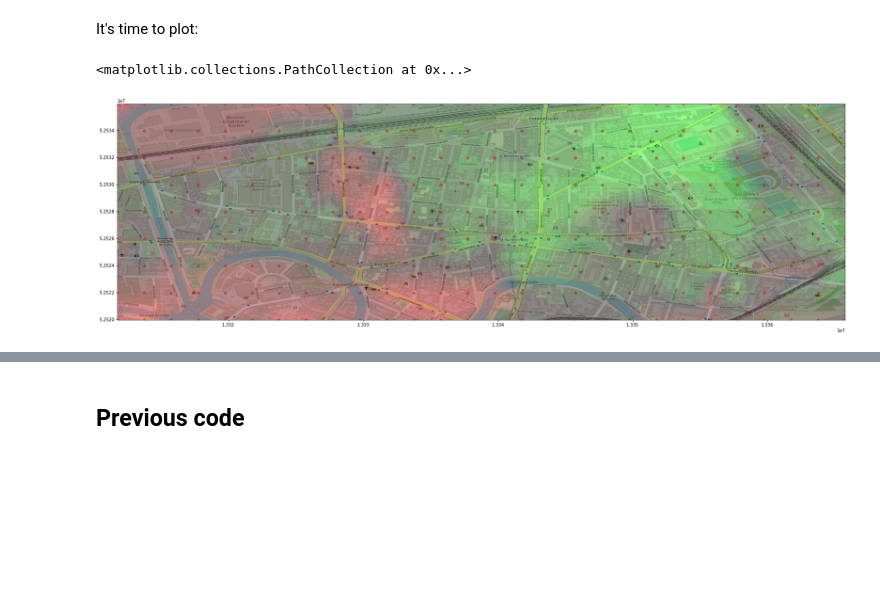
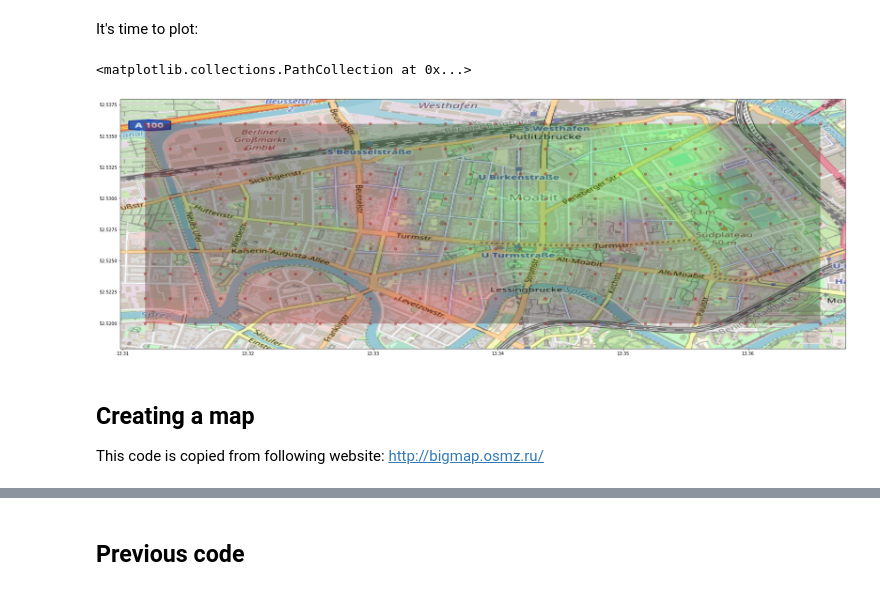
Before and after one commit to EricKolibacz/Oeffikator, a Jupyter notebook: Oeffikator.ipynb, the cells around one changed output, grey strips where cells are left out. Saved outputs shown, nothing was run; the diff lists cells and outputs as text; code cells hidden in the pictures; blank space fills up the shorter version.

```diff
--- a/Oeffikator.ipynb
+++ b/Oeffikator.ipynb
@@ -122,0 +110,3 @@ dfn
+# %%
+dfn["X"] *= 10E-7
+dfn["Y"] *= 10E-7
@@ -123,17 +124,21 @@ dfn
 # %% [markdown]
 It's time to plot:
 # %%
-bounding_box = (min(dfn["X"]), max(dfn["X"]), min(dfn["Y"]), max(dfn["Y"]))
+bounding_box_locations = (min(dfn["X"]), max(dfn["X"]), min(dfn["Y"]), max(dfn["Y"]))
+bounding_box_map = (13.272, 13.491, 52.456, 52.563)
 levels = np.linspace(np.min(df["Time"]), np.max(dfn["Time"]), 16)
-map = plt.imread('maps/map2.png')
+map = plt.imread('maps/map_berlin_A.png')
 fig, ax = plt.subplots(figsize = (30,30))
 
-ax.imshow(map, extent = bounding_box, aspect= 'equal')
-ax.set_xlim(bounding_box[0]-0.002,bounding_box[1]+0.002)
-ax.set_ylim(bounding_box[2]-0.002,bounding_box[3]+0.002)
-ax.tricontourf(dfn["X"], dfn["Y"], dfn["Time"], levels=levels, alpha= 0.4, cmap = CMAP, antialiased=True)
+ax.imshow(map, extent = bounding_box_map, aspect= 'equal')
+ax.set_xlim(bounding_box_locations[0]-0.002,bounding_box_locations[1]+0.002)
+ax.set_ylim(bounding_box_locations[2]-0.002,bounding_box_locations[3]+0.002)
+ax.tricontourf(dfn["X"], dfn["Y"], dfn["Time"], levels=levels, alpha= 0.3, cmap = CMAP, antialiased=True, extent = bounding_box_locations)
 #Displaying target locations
-#ax.scatter(dfn["X"], dfn["Y"], alpha=0.5, color = "brown")
+ax.scatter(dfn["X"], dfn["Y"], alpha=0.5, color = "brown")
 # %% [output]
 <matplotlib.collections.PathCollection at 0x...>
-[figure, old version]
+[figure, new version]
+# %% [markdown]
+## Creating a map
+This code is copied from following website: http://bigmap.osmz.ru/
```
Also changed, not shown: parts of 5 cells of this notebook, 1 other file.
